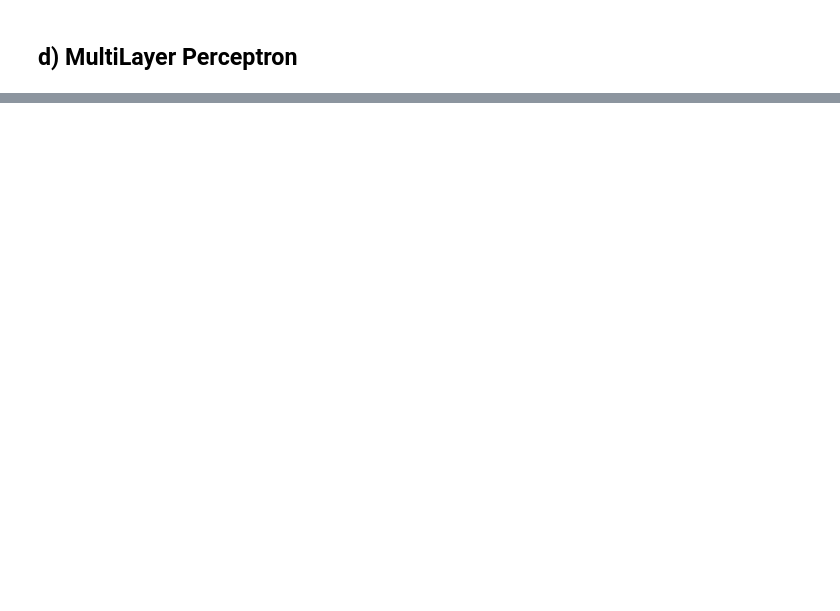
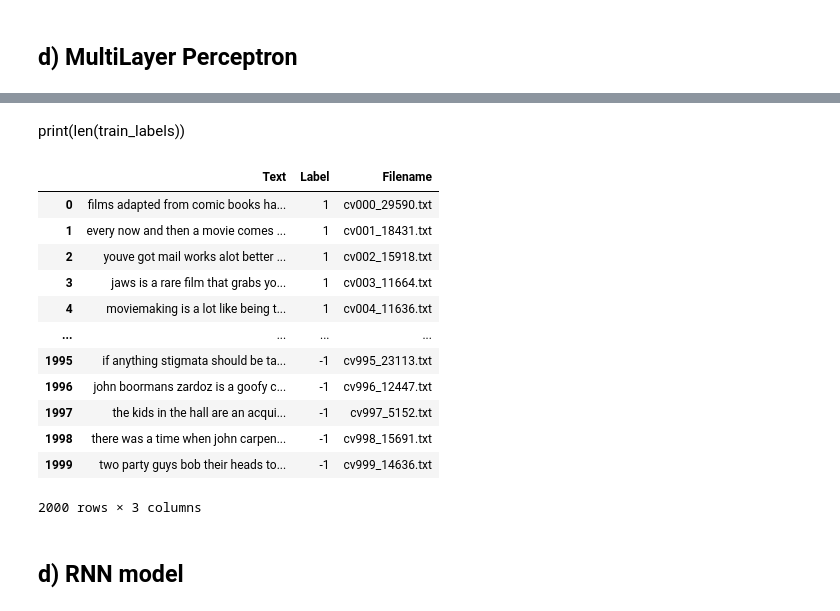
Before and after one commit to shreyasa31/Sentiment_Analysis_of_Reviews, a Jupyter notebook: Kamath_ShreyaSadashiva_FinalProject.ipynb, the cells around one changed output, grey strips where cells are left out. Drawn from its saved outputs; the diff is of its cells as text; code cells hidden in the pictures; blank space fills up the shorter version.

```diff
--- a/Kamath_ShreyaSadashiva_FinalProject.ipynb
+++ b/Kamath_ShreyaSadashiva_FinalProject.ipynb
@@ -89,22 +89,24 @@ cleaned_texts = cleaning_text(texts)
 # %% [markdown]
 *iii) Splitting test and train test in both positive and negative*
 # %%
-def splitting_data(cleanedtexts, labels, filenames):
-    train_data, test_data = [], []
+def split_based_on_filename(texts, labels, filenames):
+    train_texts, test_texts = [], []
     train_labels, test_labels = [], []
     train_filenames, test_filenames = [], []
 
-    for text, label, filename in zip(cleanedtexts, labels, filenames):
+    for text, label, filename in zip(texts, labels, filenames):
+        # Extract the number from the filename using string slicing and conversion to integer
+        # Assumes filename format 'cvXXX.txt', where XXX is the numeric part
         num_part = int(filename[2:5])
         if 0 <= num_part <= 699:
-            train_data.append(text)
+            train_texts.append(text)
             train_labels.append(label)
             train_filenames.append(filename)
         elif 700 <= num_part <= 999:
-            test_data.append(text)
+            test_texts.append(text)
             test_labels.append(label)
             test_filenames.append(filename)
 
-    return train_data, train_labels, train_filenames, test_data, test_labels, test_filenames
+    return train_texts, train_labels, train_filenames, test_texts, test_labels, test_filenames
 # %%
 # Split the combined data based on filenames
@@ -177,9 +202,9 @@ plt.show()
 # %%
 from tensorflow.keras.preprocessing.text import Tokenizer
 
-
+print(type(train_data))
 # Create a tokenizer
-tokenizer = Tokenizer()
+tokenizer = Tokenizer(num_words=5000)
 tokenizer.fit_on_texts(combined_data)
 
 # Now tokenize each document
@@ -382,0 +476,33 @@ array([0, 1, 0, 1, 0, 0])
+# %% [markdown]
+print(len(train_labels))
+# %%
+#reference for myself
+import pandas as pd
+
+# Assuming 'combined_texts', 'train_labels', and 'filenames' are your lists
+# Create a DataFrame from the lists
+df = pd.DataFrame({
+    'Text': combined_data,
+    'Label': labels,
+    'Filename': filenames
+})
+
+df
+# If you are using a Jupyter Notebook, simply use the following to display the DataFrame:
+# display(df.head())  # For a more formatted output in Jupyter Notebooks
+# %% [output]
+|  | Text | Label | Filename |
+| 0 | films adapted from comic books ha... | 1 | cv000_29590.txt |
+| 1 | every now and then a movie comes ... | 1 | cv001_18431.txt |
+| 2 | youve got mail works alot better ... | 1 | cv002_15918.txt |
+| 3 | jaws is a rare film that grabs yo... | 1 | cv003_11664.txt |
+| 4 | moviemaking is a lot like being t... | 1 | cv004_11636.txt |
+| ... | ... | ... | ... |
+| 1995 | if anything stigmata should be ta... | -1 | cv995_23113.txt |
+| 1996 | john boormans zardoz is a goofy c... | -1 | cv996_12447.txt |
+| 1997 | the kids in the hall are an acqui... | -1 | cv997_5152.txt |
+| 1998 | there was a time when john carpen... | -1 | cv998_15691.txt |
+| 1999 | two party guys bob their heads to... | -1 | cv999_14636.txt |
+2000 rows × 3 columns
+# %% [markdown]
+## **d) RNN model**
```
Also changed, not shown: parts of 14 cells of this notebook.
